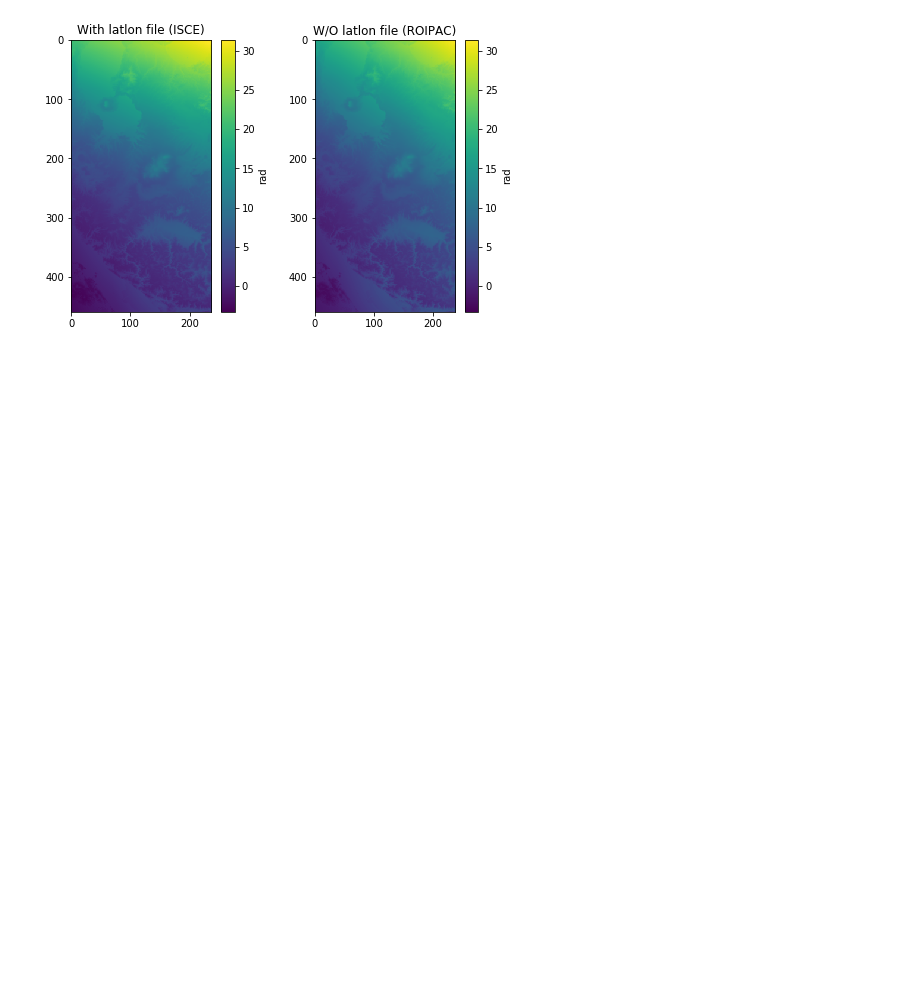
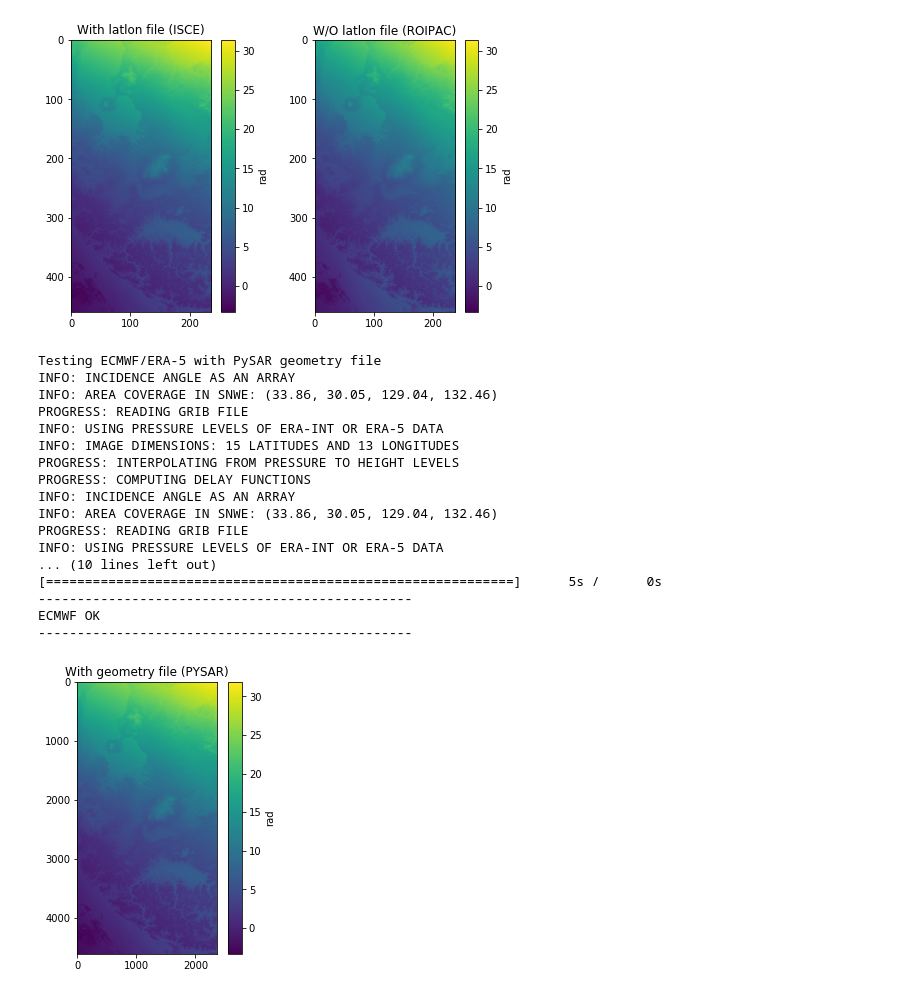
Before and after one commit to insarlab/PyAPS, a Jupyter notebook: examples/TestECMWF.ipynb, the cells around one changed output. Cells and saved outputs as stored; diff of their text form; code cells hidden in the pictures; blank space fills up the shorter version.

```diff
--- a/examples/TestECMWF.ipynb
+++ b/examples/TestECMWF.ipynb
@@ -98,3 +98,55 @@ PROGRESS: READING GRIB FILE
 ECMWF OK
 ------------------------------------------------
 [figure]
+# %%
+from pysar.utils import readfile
+date1, date2 = '20130426', '20140526'
+print('Testing ECMWF/ERA-5 with PySAR geometry file')
+
+# read geometry files
+dem_file = os.path.expanduser('~/insarlab/Kirishima/AlosAT424F620_630/PYSAR/INPUTS/geometryRadar.h5')
+dem = readfile.read(dem_file, datasetName='height')[0]
+inc = readfile.read(dem_file, datasetName='incidenceAngle')[0]
+lat = readfile.read(dem_file, datasetName='latitude')[0]
+lon = readfile.read(dem_file, datasetName='longitude')[0]
+
+aps1 = pa.PyAPS('ECMWF/ERA-5_{}_12.grb'.format(date1), dem=dem, inc=inc, lat=lat, lon=lon, grib='ERA5', verb=True)
+aps2 = pa.PyAPS('ECMWF/ERA-5_{}_12.grb'.format(date2), dem=dem, inc=inc, lat=lat, lon=lon, grib='ERA5', verb=True)
+
+phs1 = np.zeros((aps1.ny,aps1.nx))
+phs2 = np.zeros((aps2.ny,aps2.nx))
+
+aps1.getdelay(phs1, wvl=0.056)
+aps2.getdelay(phs2, wvl=0.056)
+LLphs = phs2-phs1
+
+# plot
+fig, ax = plt.subplots(num='ECMWF/ERA-5 for {}_{}'.format(date1, date2), nrows=1, ncols=1, figsize=[4, 5])
+im = ax.imshow(LLphs)
+ax.set_title('With geometry file (PYSAR)')
+cbar = fig.colorbar(im, ax=ax)
+cbar.set_label('rad')
+
+print('------------------------------------------------')
+print('ECMWF OK')
+print('------------------------------------------------')
+plt.show()
+# %% [output]
+Testing ECMWF/ERA-5 with PySAR geometry file
+INFO: INCIDENCE ANGLE AS AN ARRAY
+INFO: AREA COVERAGE IN SNWE: (33.86, 30.05, 129.04, 132.46)
+PROGRESS: READING GRIB FILE
+INFO: USING PRESSURE LEVELS OF ERA-INT OR ERA-5 DATA
+INFO: IMAGE DIMENSIONS: 15 LATITUDES AND 13 LONGITUDES
+PROGRESS: INTERPOLATING FROM PRESSURE TO HEIGHT LEVELS
+PROGRESS: COMPUTING DELAY FUNCTIONS
+INFO: INCIDENCE ANGLE AS AN ARRAY
+INFO: AREA COVERAGE IN SNWE: (33.86, 30.05, 129.04, 132.46)
+PROGRESS: READING GRIB FILE
+INFO: USING PRESSURE LEVELS OF ERA-INT OR ERA-5 DATA
+... (10 lines left out)
+[============================================================]      5s /      0s
+------------------------------------------------
+ECMWF OK
+------------------------------------------------
+[figure, added]
```
Also changed, not shown: parts of 2 cells of this notebook, 2 other files.
